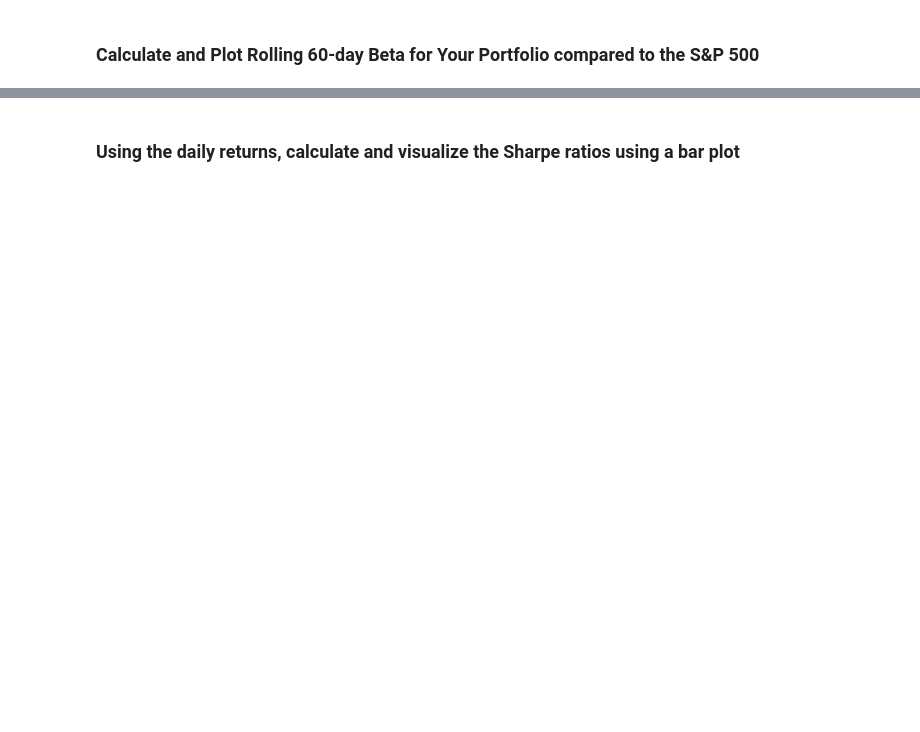
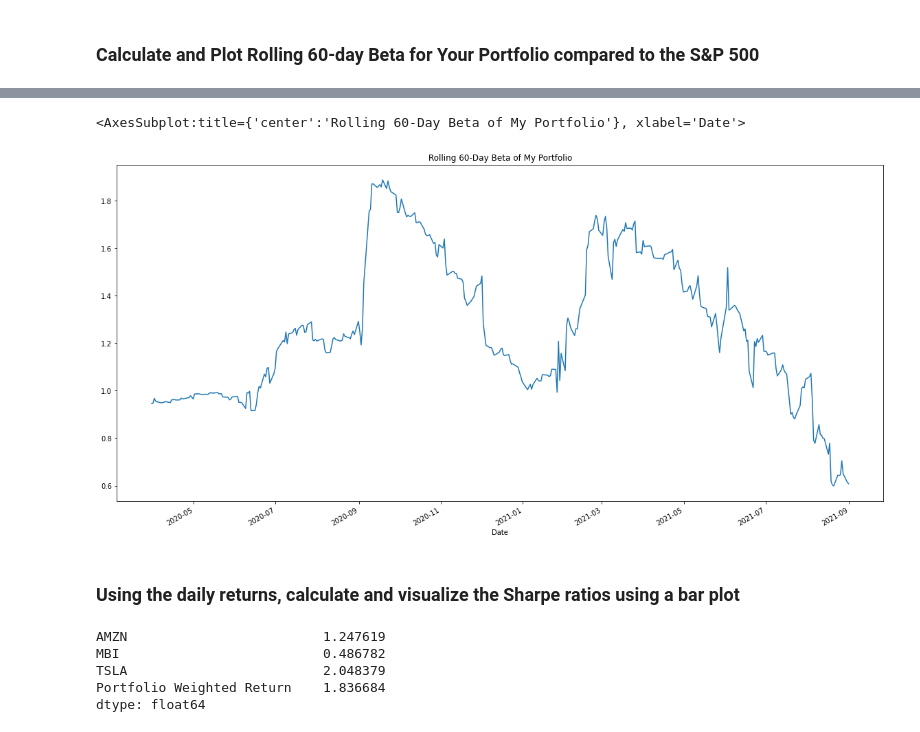
Before and after one commit to JDY320/04-pandas_homework, a Jupyter notebook: whale_analysis.ipynb, the cells around one changed output, grey strips where cells are left out. Drawn from its saved outputs; the diff is of its cells as text; code cells hidden in the pictures; blank space fills up the shorter version.

```diff
--- a/whale_analysis.ipynb
+++ b/whale_analysis.ipynb
@@ -495,0 +613,8 @@ weights = [1/3, 1/3, 1/3]
+# %%
+# Import S&P500 data for Custom Portfolio dates
+sp500custom = pd.read_csv("sp500-2020.csv",index_col = 'Date', infer_datetime_format=True,parse_dates=True)
+sp500custom.sort_index(inplace=True)
+sp500custom.columns = ['S&P500']
+sp500custom_daily = sp500custom.pct_change()
+sp500custom_daily.dropna(inplace=True)
+sp500custom_daily.head()
@@ -495,0 +629,9 @@ weights = [1/3, 1/3, 1/3]
+# %%
+# Calculate and plot Beta
+rolling_covariance = combined_stocks_returns['Portfolio Weighted Return'].rolling(window=60).cov(sp500custom_daily['S&P500'])
+rolling_variance = sp500custom_daily['S&P500'].rolling(window=60).var()
+rolling_beta = rolling_covariance / rolling_variance
+rolling_beta.plot(figsize=(20,10), title='Rolling 60-Day Beta of My Portfolio')
+# %% [output]
+<AxesSubplot:title={'center':'Rolling 60-Day Beta of My Portfolio'}, xlabel='Date'>
+[figure, added]
@@ -497,5 +641,13 @@ weights = [1/3, 1/3, 1/3]
 ### Using the daily returns, calculate and visualize the Sharpe ratios using a bar plot
 # %%
 # Calculate Annualzied Sharpe Ratios
+sharpe_ratios_custom= (combined_stocks_returns.mean() * 252) / (combined_stocks_returns.std() * np.sqrt(252))
+sharpe_ratios_custom
+# %% [output]
+AMZN                         1.247619
+MBI                          0.486782
+TSLA                         2.048379
+Portfolio Weighted Return    1.836684
+dtype: float64
 # %%
 # Visualize the sharpe ratios as a bar plot
```
Also changed, not shown: parts of 21 cells of this notebook, 7 other files.
